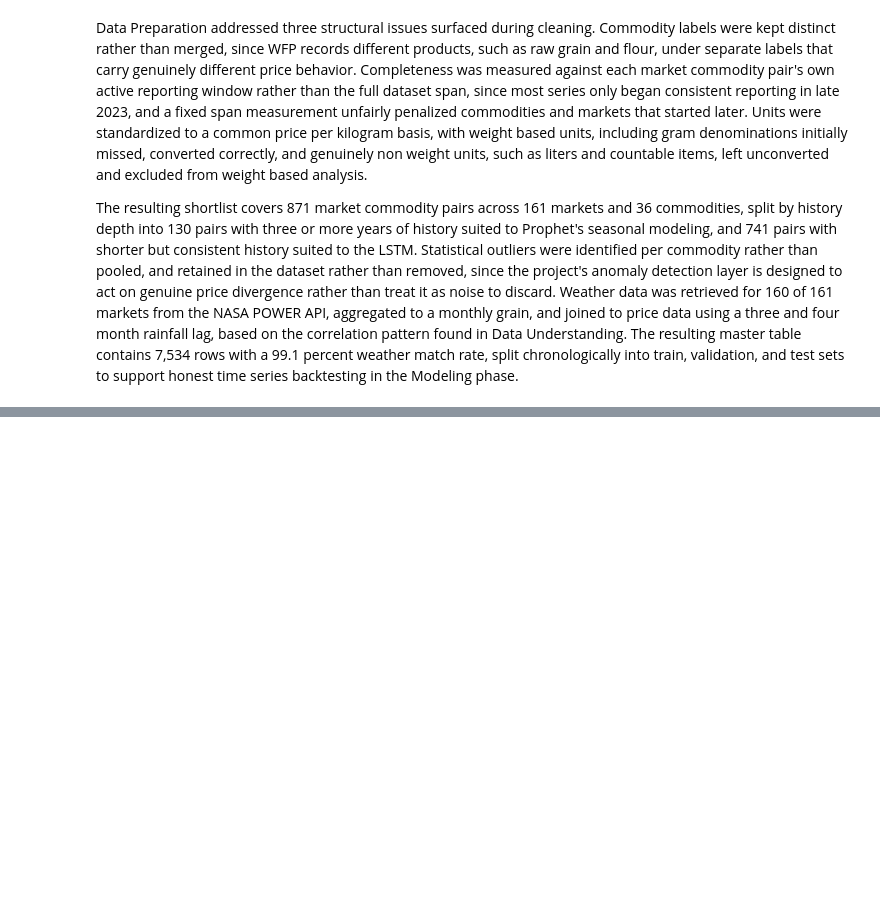
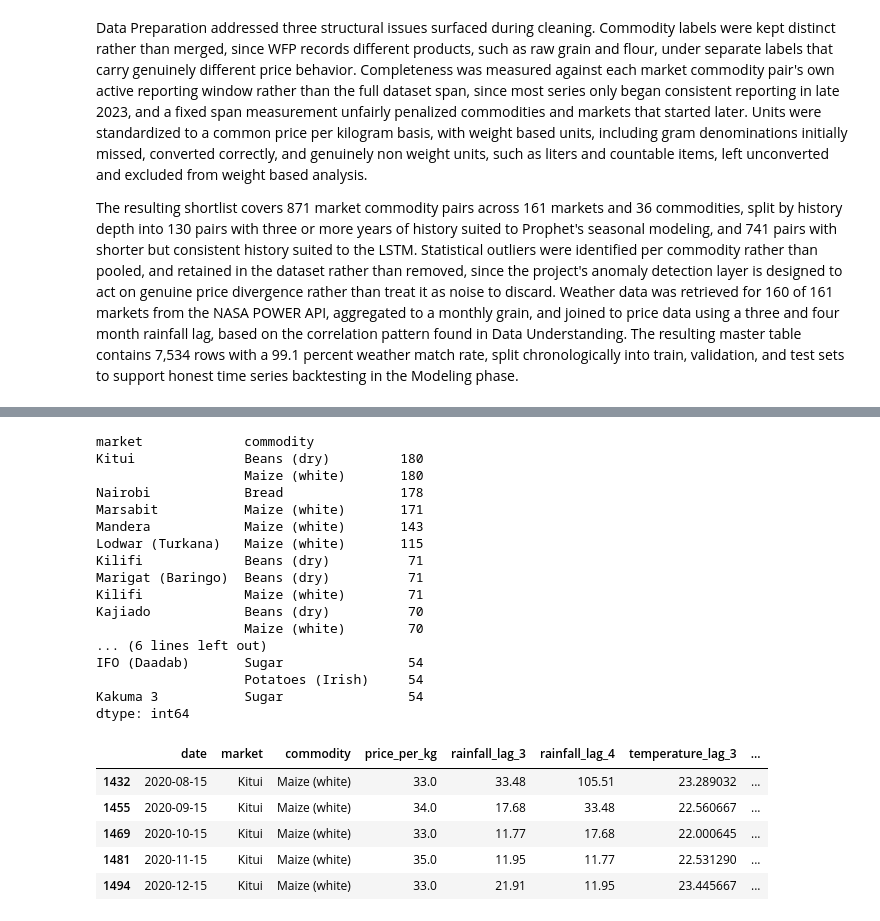
Before and after one commit to kevinkiplangat432/Predictive-Time-Series-Pipeline-using-a-Dual-Input-LSTM-and-Geospatial-Mapping, a Jupyter notebook: kenyan_prices_food.ipynb, the cells around one changed output, grey strips where cells are left out. Cells and saved outputs as stored; diff of their text form; code cells hidden in the pictures; blank space fills up the shorter version.

```diff
--- a/kenyan_prices_food.ipynb
+++ b/kenyan_prices_food.ipynb
@@ -996,0 +1127,67 @@ The resulting shortlist covers 871 market commodity pairs across 161 markets and
+# %%
+# Find well-populated market-commodity pairs actually present in master,
+# to choose a genuine representative series rather than assuming one.
+top_pairs = (
+    master.groupby(["market", "commodity"])
+    .size()
+    .sort_values(ascending=False)
+    .head(20)
+)
+print(top_pairs)
+
+# Select one representative market and commodity for initial model development.
+# Maize is used because it is one of the project's priority commodities.
+# Kitui is used as the market (rather than Nairobi) because it is the market
+# with the most complete maize history in the shortlist: 180 months of
+# "Maize (white)" data, confirmed in top_pairs above. Nairobi's own maize
+# coverage in the shortlisted, weather-merged data is effectively empty
+# (checked directly: filtering master for Nairobi + "Maize (white)" returns
+# zero rows), so it is not usable as the demonstration series.
+SELECTED_MARKET = "Kitui"
+SELECTED_COMMODITY = "Maize (white)"
+
+series = master[
+    (master["market"] == SELECTED_MARKET) &
+    (master["commodity"] == SELECTED_COMMODITY)
+].copy()
+
+# Sort observations chronologically
+series = series.sort_values("date")
+
+# Display the selected series
+series[
+    [
+        "date",
+        "market",
+        "commodity",
+        "price_per_kg",
+        "rainfall_lag_3",
+        "rainfall_lag_4",
+        "temperature_lag_3",
+        "temperature_lag_4"
+    ]
+].tail()
+# %% [output]
+market             commodity
+Kitui              Beans (dry)         180
+                   Maize (white)       180
+Nairobi            Bread               178
+Marsabit           Maize (white)       171
+Mandera            Maize (white)       143
+Lodwar (Turkana)   Maize (white)       115
+Kilifi             Beans (dry)          71
+Marigat (Baringo)  Beans (dry)          71
+Kilifi             Maize (white)        71
+Kajiado            Beans (dry)          70
+                   Maize (white)        70
+... (6 lines left out)
+IFO (Daadab)       Sugar                54
+                   Potatoes (Irish)     54
+Kakuma 3           Sugar                54
+dtype: int64
+|  | date | market | commodity | price_per_kg | rainfall_lag_3 | rainfall_lag_4 | temperature_lag_3 | ... |
+| 1432 | 2020-08-15 | Kitui | Maize (white) | 33.0 | 33.48 | 105.51 | 23.289032 | ... |
+| 1455 | 2020-09-15 | Kitui | Maize (white) | 34.0 | 17.68 | 33.48 | 22.560667 | ... |
+| 1469 | 2020-10-15 | Kitui | Maize (white) | 33.0 | 11.77 | 17.68 | 22.000645 | ... |
+| 1481 | 2020-11-15 | Kitui | Maize (white) | 35.0 | 11.95 | 11.77 | 22.531290 | ... |
+| 1494 | 2020-12-15 | Kitui | Maize (white) | 33.0 | 21.91 | 11.95 | 23.445667 | ... |
```
Also changed, not shown: parts of 43 cells of this notebook.
